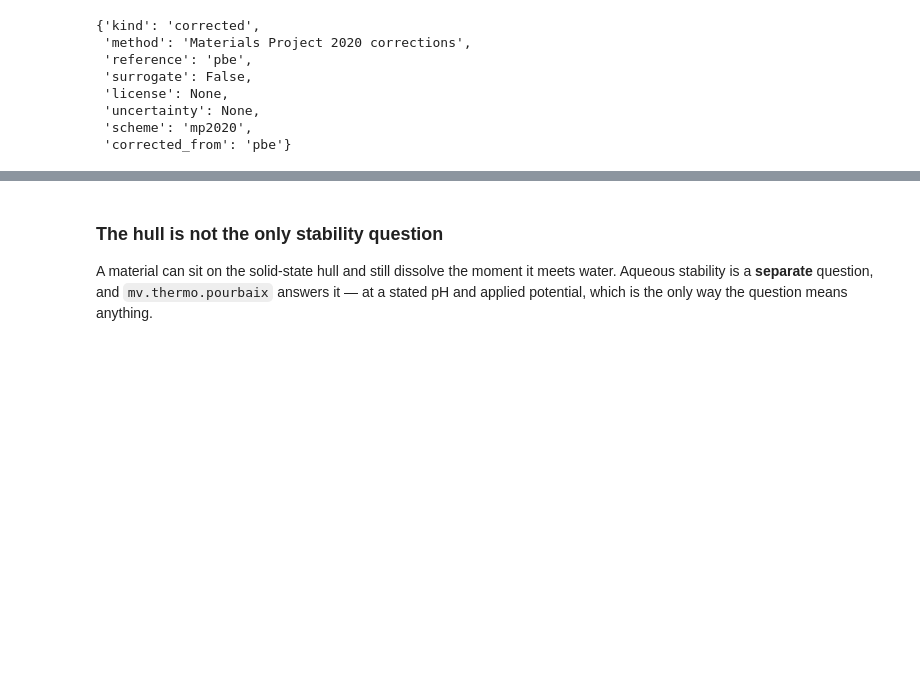
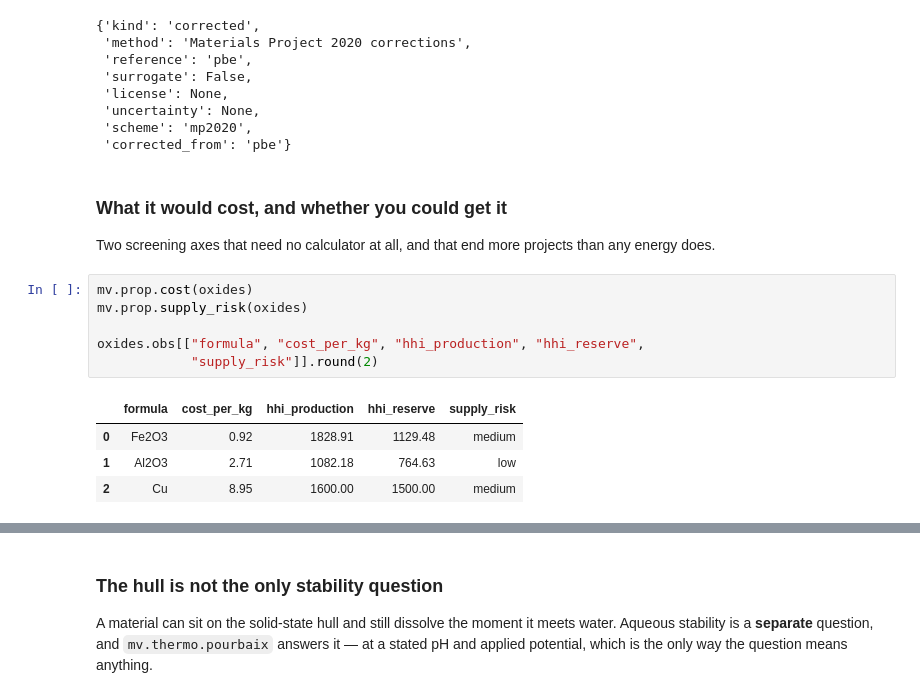
Before and after one commit to omicverse/matverse, a Jupyter notebook: matverse_guide/docs/tutorials/screening.ipynb, the cells around one changed output, grey strips where cells are left out. Drawn from its saved outputs; the diff is of its cells as text; blank space fills up the shorter version.

```diff
--- a/matverse_guide/docs/tutorials/screening.ipynb
+++ b/matverse_guide/docs/tutorials/screening.ipynb
@@ -346,3 +346,19 @@ mv.level_info(oxides, "pbe-mp2020")
  'uncertainty': None,
  'scheme': 'mp2020',
  'corrected_from': 'pbe'}
+# %% [markdown]
+### What it would cost, and whether you could get it
+
+Two screening axes that need no calculator at all, and that end more projects
+than any energy does.
+# %%
+mv.prop.cost(oxides)
+mv.prop.supply_risk(oxides)
+
+oxides.obs[["formula", "cost_per_kg", "hhi_production", "hhi_reserve",
+            "supply_risk"]].round(2)
+# %% [output]
+|  | formula | cost_per_kg | hhi_production | hhi_reserve | supply_risk |
+| 0 | Fe2O3 | 0.92 | 1828.91 | 1129.48 | medium |
+| 1 | Al2O3 | 2.71 | 1082.18 | 764.63 | low |
+| 2 | Cu | 8.95 | 1600.00 | 1500.00 | medium |
```
Also changed, not shown: parts of 4 cells of this notebook, 12 other files.
